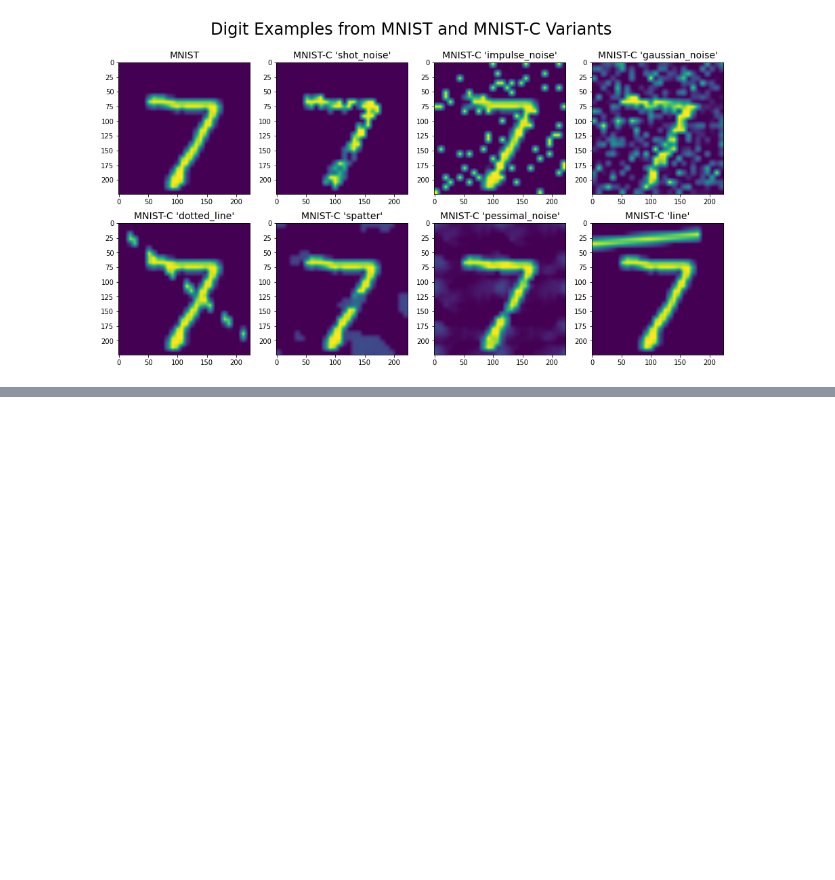
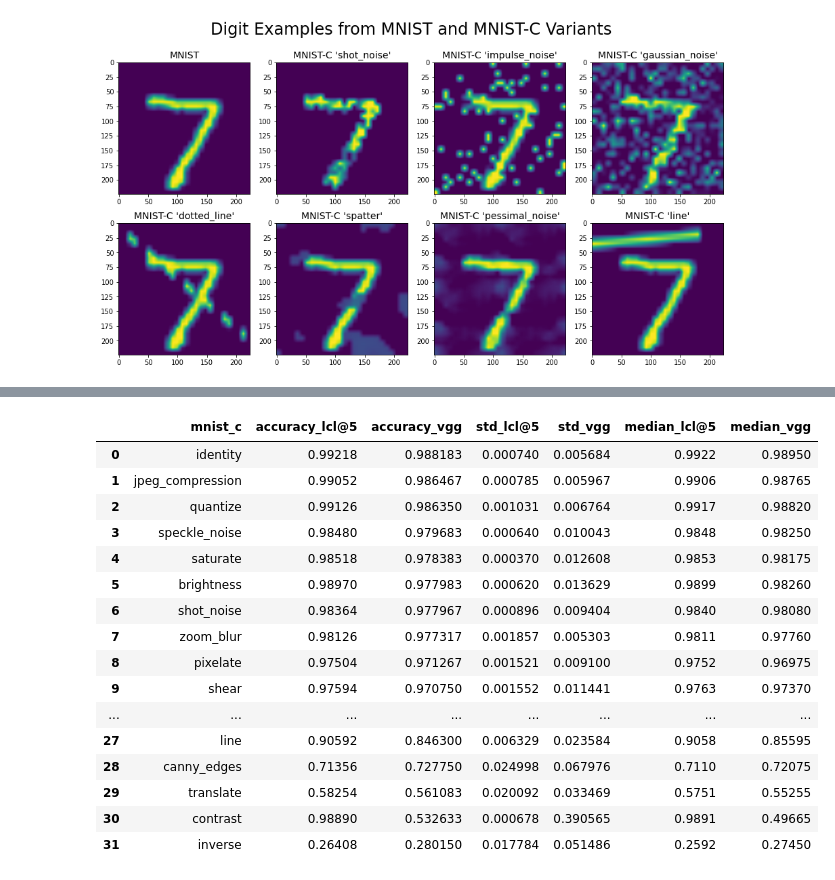
Before and after one commit to edualc/mt_object_recognition, a Jupyter notebook: ExperimentOverview.ipynb, the cells around one changed output, grey strips where cells are left out. Saved outputs shown, nothing was run; the diff lists cells and outputs as text; code cells hidden in the pictures; blank space fills up the shorter version.

```diff
--- a/ExperimentOverview.ipynb
+++ b/ExperimentOverview.ipynb
@@ -762,0 +804,45 @@ Text(0.5, 0.98, 'Digit Examples from MNIST and MNIST-C Variants')
+# %%
+df_mean = df.groupby(['mnist_c_variant', 'experiment']).mean()['accuracy']
+df_std = df.groupby(['mnist_c_variant', 'experiment']).std()['accuracy']
+df_median = df.groupby(['mnist_c_variant', 'experiment']).median()['accuracy']
+
+def filter_vggr(df, attr):
+    df_x = df.reset_index()
+    df_x = df_x[df_x['experiment'] == 'vgg19r_lcl5'][['mnist_c_variant','accuracy']]
+    df_x.columns = ['mnist_c', attr+'_lcl@5']
+    df_x
+
+    df_y = df.reset_index()
+    df_y = df_y[df_y['experiment'] == 'vgg19'][['mnist_c_variant','accuracy']]
+    df_y.columns = ['mnist_c', attr+'_vgg']
+    df_y
+
+    return pd.merge(df_x, df_y)
+
+a = filter_vggr(df_mean, 'accuracy')
+b = filter_vggr(df_std, 'std')
+c = filter_vggr(df_median, 'median')
+
+dfx = pd.merge(a,b)
+dfx = pd.merge(dfx, c)
+dfx.sort_values(['accuracy_vgg', 'accuracy_lcl@5'], ascending=False, inplace=True)
+dfx.reset_index(drop=True, inplace=True)
+dfx
+# %% [output]
+|  | mnist_c | accuracy_lcl@5 | accuracy_vgg | std_lcl@5 | std_vgg | median_lcl@5 | median_vgg |
+| 0 | identity | 0.99218 | 0.988183 | 0.000740 | 0.005684 | 0.9922 | 0.98950 |
+| 1 | jpeg_compression | 0.99052 | 0.986467 | 0.000785 | 0.005967 | 0.9906 | 0.98765 |
+| 2 | quantize | 0.99126 | 0.986350 | 0.001031 | 0.006764 | 0.9917 | 0.98820 |
+| 3 | speckle_noise | 0.98480 | 0.979683 | 0.000640 | 0.010043 | 0.9848 | 0.98250 |
+| 4 | saturate | 0.98518 | 0.978383 | 0.000370 | 0.012608 | 0.9853 | 0.98175 |
+| 5 | brightness | 0.98970 | 0.977983 | 0.000620 | 0.013629 | 0.9899 | 0.98260 |
+| 6 | shot_noise | 0.98364 | 0.977967 | 0.000896 | 0.009404 | 0.9840 | 0.98080 |
+| 7 | zoom_blur | 0.98126 | 0.977317 | 0.001857 | 0.005303 | 0.9811 | 0.97760 |
+| 8 | pixelate | 0.97504 | 0.971267 | 0.001521 | 0.009100 | 0.9752 | 0.96975 |
+| 9 | shear | 0.97594 | 0.970750 | 0.001552 | 0.011441 | 0.9763 | 0.97370 |
+| ... | ... | ... | ... | ... | ... | ... | ... |
+| 27 | line | 0.90592 | 0.846300 | 0.006329 | 0.023584 | 0.9058 | 0.85595 |
+| 28 | canny_edges | 0.71356 | 0.727750 | 0.024998 | 0.067976 | 0.7110 | 0.72075 |
+| 29 | translate | 0.58254 | 0.561083 | 0.020092 | 0.033469 | 0.5751 | 0.55255 |
+| 30 | contrast | 0.98890 | 0.532633 | 0.000678 | 0.390565 | 0.9891 | 0.49665 |
+| 31 | inverse | 0.26408 | 0.280150 | 0.017784 | 0.051486 | 0.2592 | 0.27450 |
```
Also changed, not shown: parts of 5 cells of this notebook, 3 other files.
